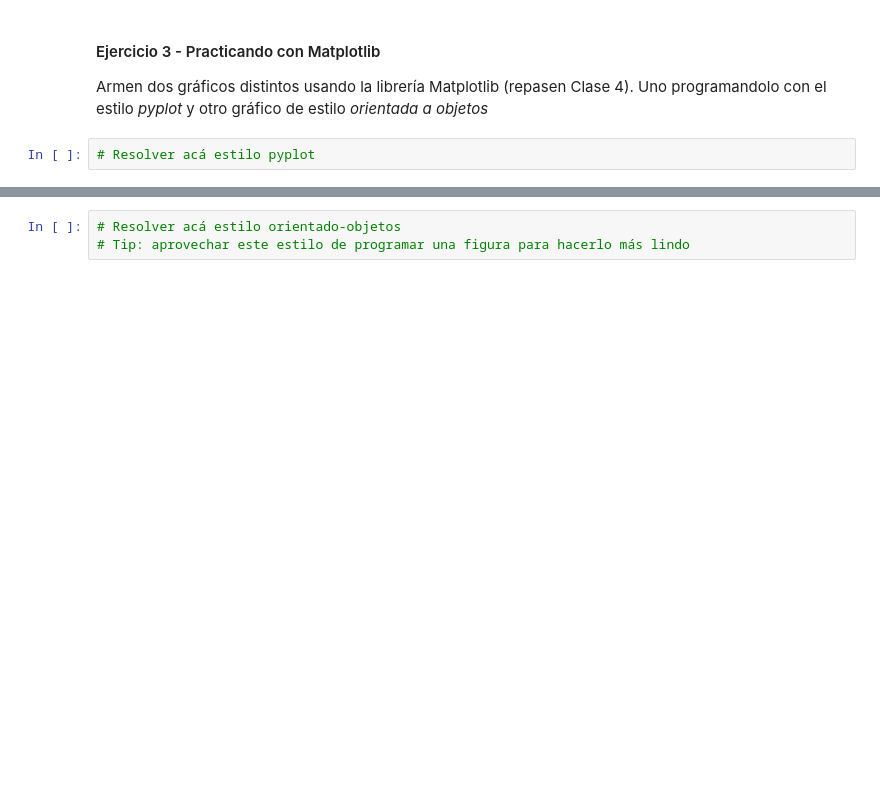
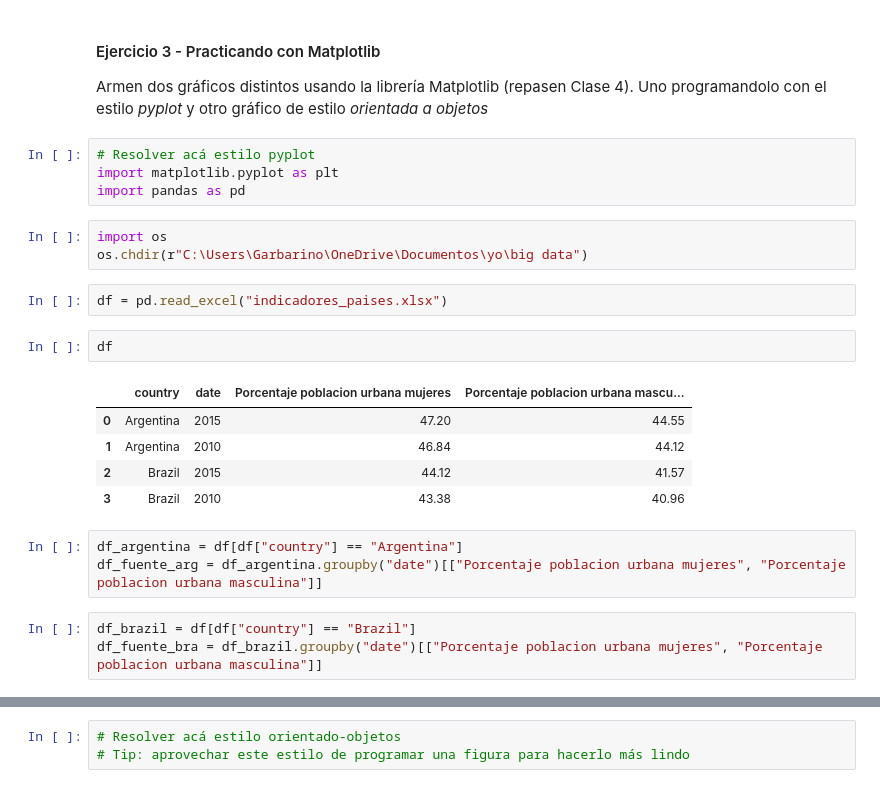
Before and after one commit to MatiasCostanzo2726/BigDataUBA-Grupo9, a Jupyter notebook: TP1-UBA_RAMA_PRINCIPAL.ipynb, the cells around one changed output, grey strips where cells are left out. Saved outputs shown, nothing was run; the diff lists cells and outputs as text; blank space fills up the shorter version.

Commit message:
Primer intento Matplotlib

```diff
--- a/TP1-UBA_RAMA_PRINCIPAL.ipynb
+++ b/TP1-UBA_RAMA_PRINCIPAL.ipynb
@@ -206,3 +206,24 @@ dtype: float64
 Armen dos gráficos distintos usando la librería Matplotlib (repasen Clase 4). Uno programandolo con el estilo *pyplot* y otro gráfico de estilo *orientada a objetos*
 # %%
 # Resolver acá estilo pyplot
+import matplotlib.pyplot as plt
+import pandas as pd
+# %%
+import os
+os.chdir(r"C:\Users\Garbarino\OneDrive\Documentos\yo\big data")
+# %%
+df = pd.read_excel("indicadores_paises.xlsx")
+# %%
+df
+# %% [output]
+|  | country | date | Porcentaje poblacion urbana mujeres | Porcentaje poblacion urbana mascu... |
+| 0 | Argentina | 2015 | 47.20 | 44.55 |
+| 1 | Argentina | 2010 | 46.84 | 44.12 |
+| 2 | Brazil | 2015 | 44.12 | 41.57 |
+| 3 | Brazil | 2010 | 43.38 | 40.96 |
+# %%
+df_argentina = df[df["country"] == "Argentina"]
+df_fuente_arg = df_argentina.groupby("date")[["Porcentaje poblacion urbana mujeres", "Porcentaje poblacion urbana masculina"]]
+# %%
+df_brazil = df[df["country"] == "Brazil"]
+df_fuente_bra = df_brazil.groupby("date")[["Porcentaje poblacion urbana mujeres", "Porcentaje poblacion urbana masculina"]]
```
Also changed, not shown: parts of 14 cells of this notebook.
